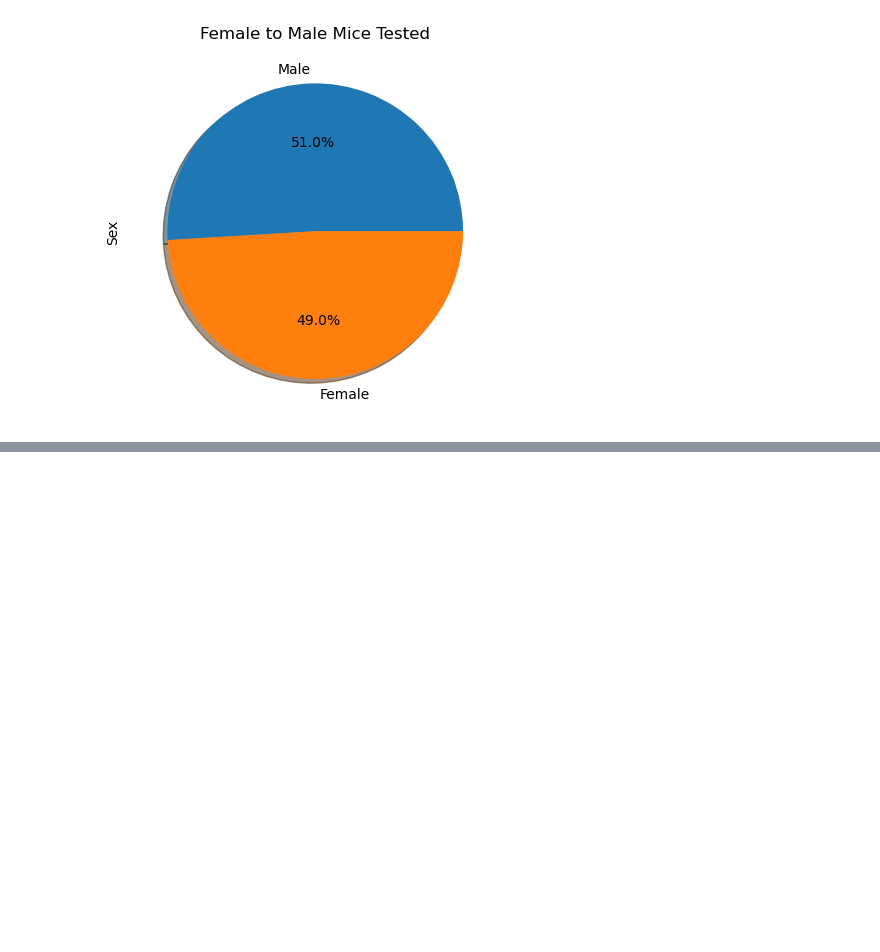
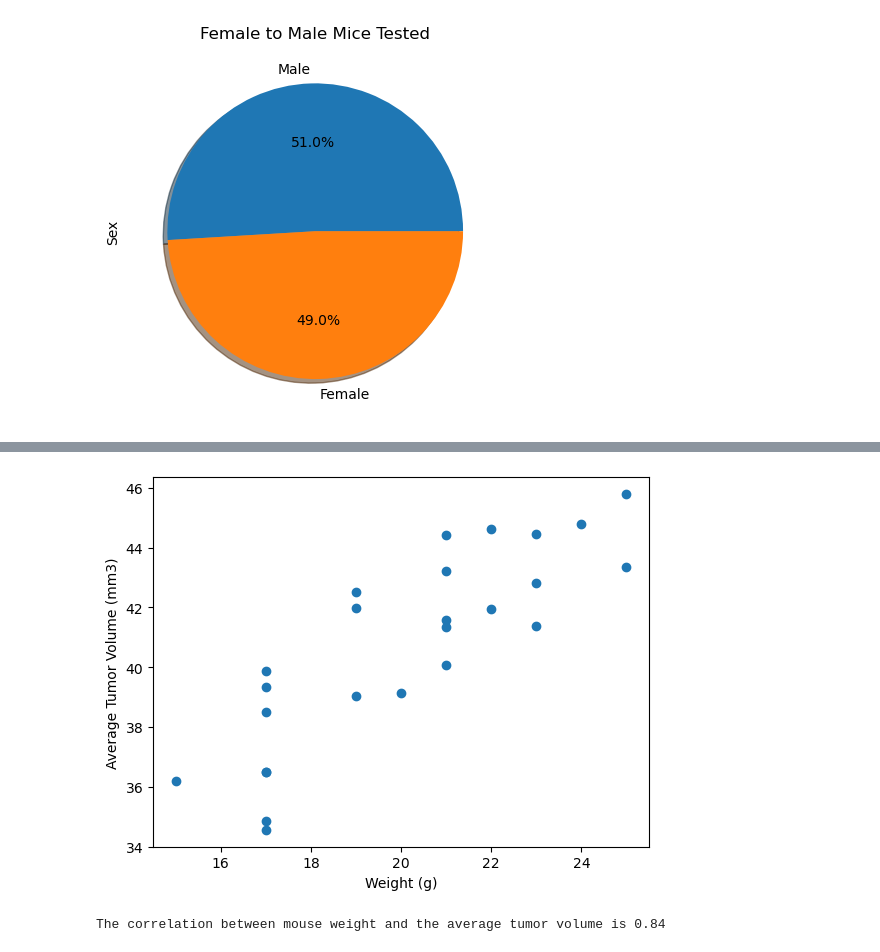
Before and after one commit to Jwarner1027/matplotlib-challenge, a Jupyter notebook: Pymaceuticals.ipynb, the cells around one changed output, grey strips where cells are left out. Cells and saved outputs as stored; diff of their text form; code cells hidden in the pictures; blank space fills up the shorter version.

```diff
--- a/Pymaceuticals.ipynb
+++ b/Pymaceuticals.ipynb
@@ -242,0 +242,19 @@ plt.scatter
+# %%
+capomulin_df = mouse_study.loc[mouse_study['Drug Regimen'] == 'Capomulin']
+capomulin_grouped = capomulin_df.groupby('Mouse ID').mean()
+
+avg_weight = capomulin_grouped['Weight (g)']
+avg_tumor = capomulin_grouped['Tumor Volume (mm3)']
+
+plt.scatter(avg_weight, avg_tumor)
+plt.xlabel('Weight (g)')
+plt.ylabel('Average Tumor Volume (mm3)')
+plt.show()
+plt.close()
+# %% [output]
+[figure, added]
+# %%
+corr = capomulin_grouped['Weight (g)'].corr(capomulin_grouped['Tumor Volume (mm3)'])
+print(f"The correlation between mouse weight and the average tumor volume is {round(corr, 2)}")
+# %% [output]
+The correlation between mouse weight and the average tumor volume is 0.84
```
Also changed, not shown: parts of 15 cells of this notebook.
